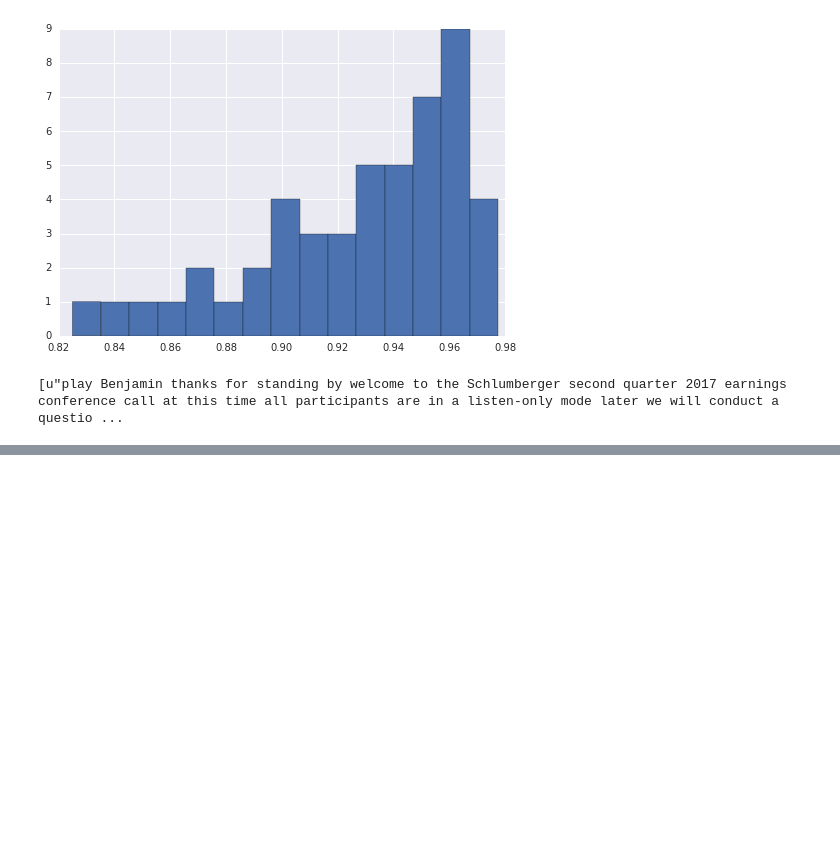
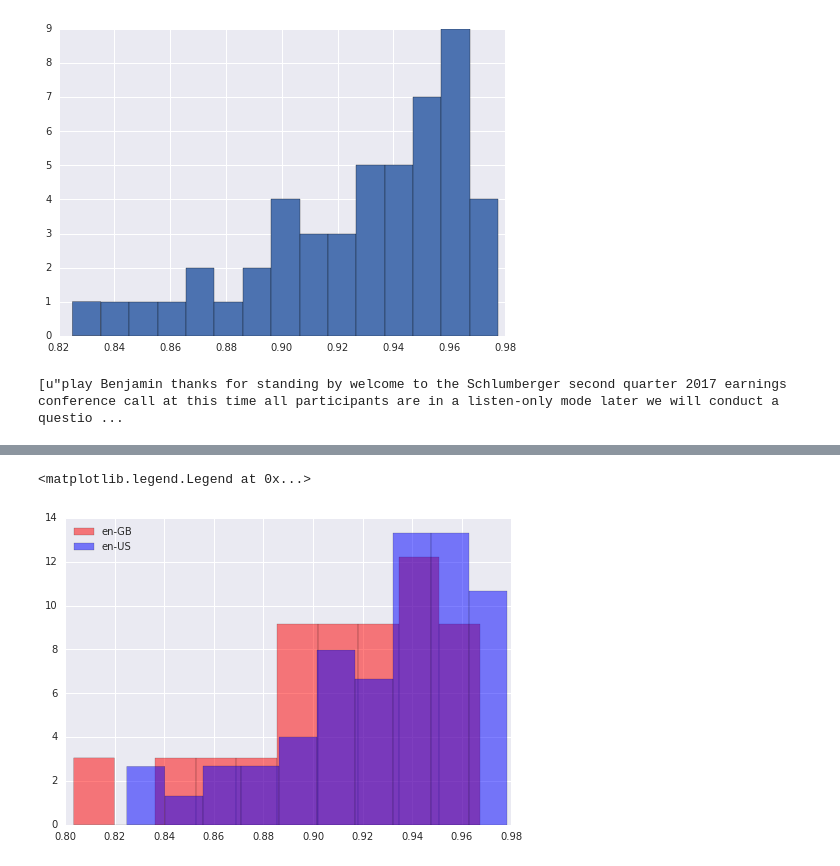
Before and after one commit to wenyu-z/py_programming, a Jupyter notebook: Google Speech API/slb_er.ipynb, the cells around one changed output, grey strips where cells are left out. Drawn from its saved outputs; the diff is of its cells as text; code cells hidden in the pictures; blank space fills up the shorter version.

```diff
--- a/Google Speech API/slb_er.ipynb
+++ b/Google Speech API/slb_er.ipynb
@@ -80,0 +129,7 @@ print text
+# %%
+plt.hist(conf_GB, color='r', alpha = 0.5, normed=True, label='en-GB')
+plt.hist(conf_US, color='b', alpha = 0.5, normed=True, label='en-US')
+plt.legend(loc='best')
+# %% [output]
+<matplotlib.legend.Legend at 0x...>
+[figure, added]
```
Also changed, not shown: parts of 5 cells of this notebook.
